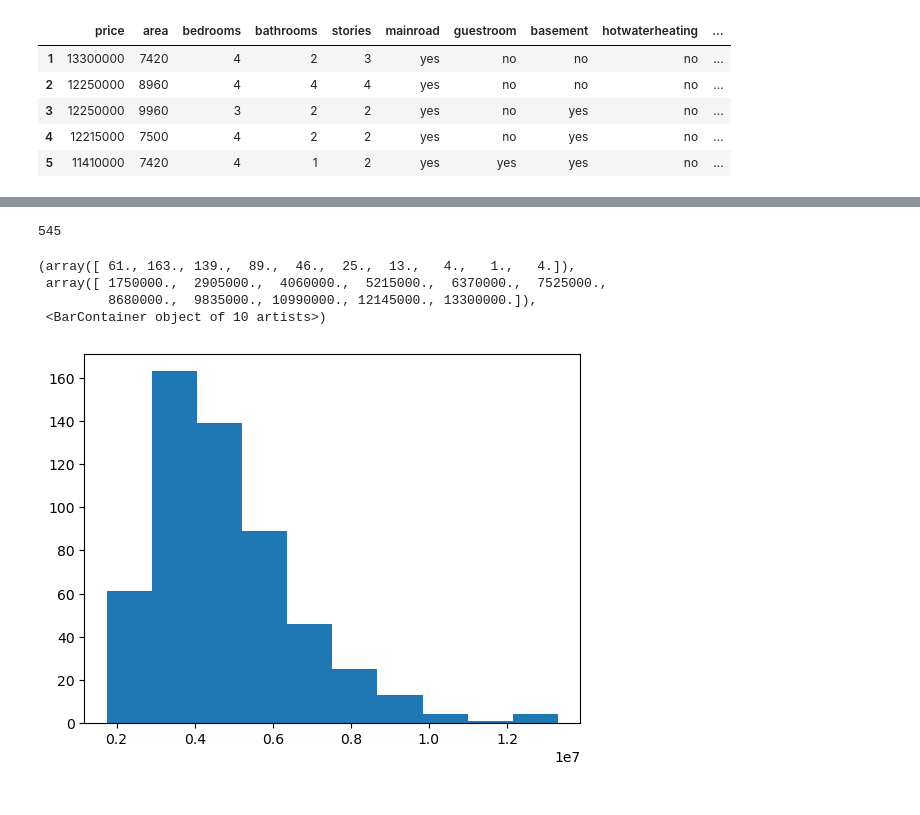
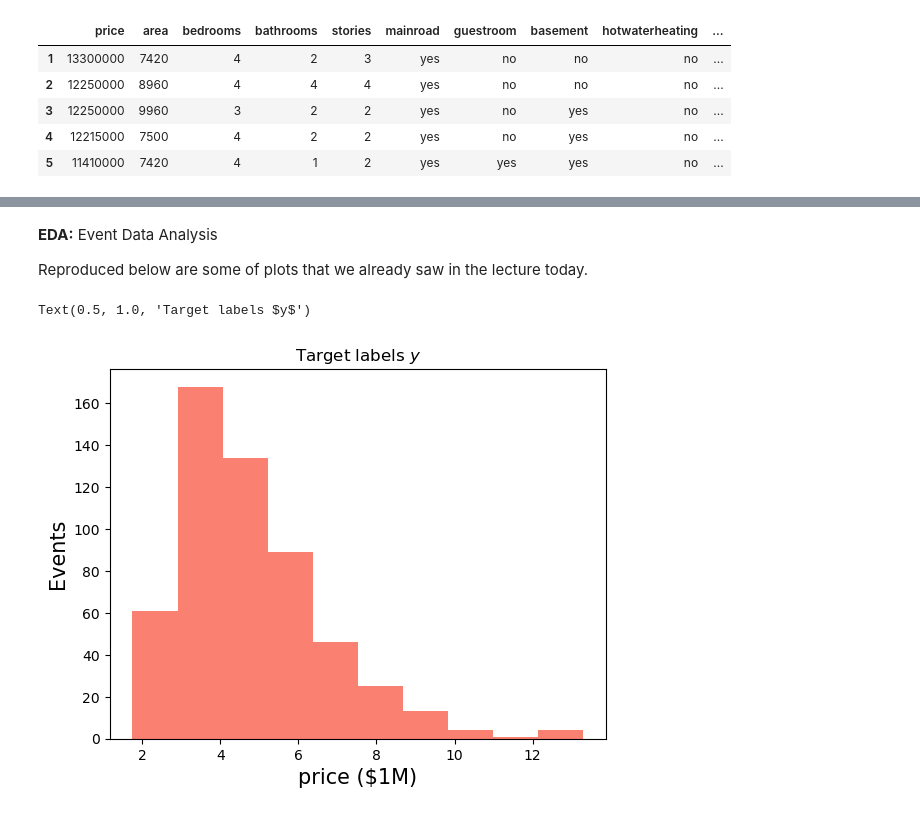
Before and after one commit to odsl-team/block-course-feb25-ML, a Jupyter notebook: tutorials/01_regression.ipynb, the cells around one changed output, grey strips where cells are left out. Saved outputs shown, nothing was run; the diff lists cells and outputs as text; code cells hidden in the pictures.

```diff
--- a/tutorials/01_regression.ipynb
+++ b/tutorials/01_regression.ipynb
@@ -27,13 +33,15 @@ Successfully installed kagglehub-0.3.9
 # %%
-import kagglehub
-import os
+# Download the dataset
+dataDir = '../data/'
+fname = f'{dataDir}/Housing.csv'
 
-# Download latest version
-dataDir =
-is not os.path.exists('../data/'):
-is not os.path.exists('../data/')
+if not os.path.exists(fname):
+    # Download the dataset
+    path = kagglehub.dataset_download("yasserh/housing-prices-dataset")
+    print("Path to dataset files:", path)
 
-path = kagglehub.dataset_download("yasserh/housing-prices-dataset")
-
-print("Path to dataset files:", path)
+    # Move the file to my data folder
+    os.system(f'mv {path}/Housing.csv {dataDir}/.')
+else:
+    print(fname, 'already downloaded')
 # %% [output]
@@ -49,7 +53,8 @@ os.listdir(path)
 # %%
-import pandas as pd
-df = pd.read_csv(f'{path}/Housing.csv')
+df = pd.read_csv(fname)
 df.index = np.arange(1,len(df)+1) # reset the index to start from 1
+
+x_cols = df.columns[1:]
 # %%
 df.head()
 # %% [output]
@@ -62,2 +77,3 @@ df.head()
 # %%
-df['price ($1M)'] = df['price'] // int(1e6)
+# Note, there's been quite some inflation, so let's represnet the labels in units of $1M.
+df['price ($1M)'] = df['price'] / int(1e6)
@@ -80,13 +80,14 @@ df[['area','bedrooms','price ($1M)']] #.head()
-# %%
-len(df)
-# %% [output]
-545
+# %% [markdown]
+**EDA:** Event Data Analysis
+
+Reproduced below are some of plots that we already saw in the lecture today.
 # %%
-import matplotlib.pyplot as plt
-plt.hist(df['price'])
+col = 'price ($1M)'
+
+plt.hist(df[col],color='salmon')
+plt.xlabel(col,fontsize=15)
+plt.ylabel('Events',fontsize=15)
+plt.title('Target labels $y$')
 # %% [output]
-(array([ 61., 163., 139.,  89.,  46.,  25.,  13.,   4.,   1.,   4.]),
- array([ 1750000.,  2905000.,  4060000.,  5215000.,  6370000.,  7525000.,
-         8680000.,  9835000., 10990000., 12145000., 13300000.]),
- <BarContainer object of 10 artists>)
+Text(0.5, 1.0, 'Target labels $y$')
-[figure, old version]
+[figure, new version]
```
Also changed, not shown: parts of 48 cells of this notebook, 1 other file.
